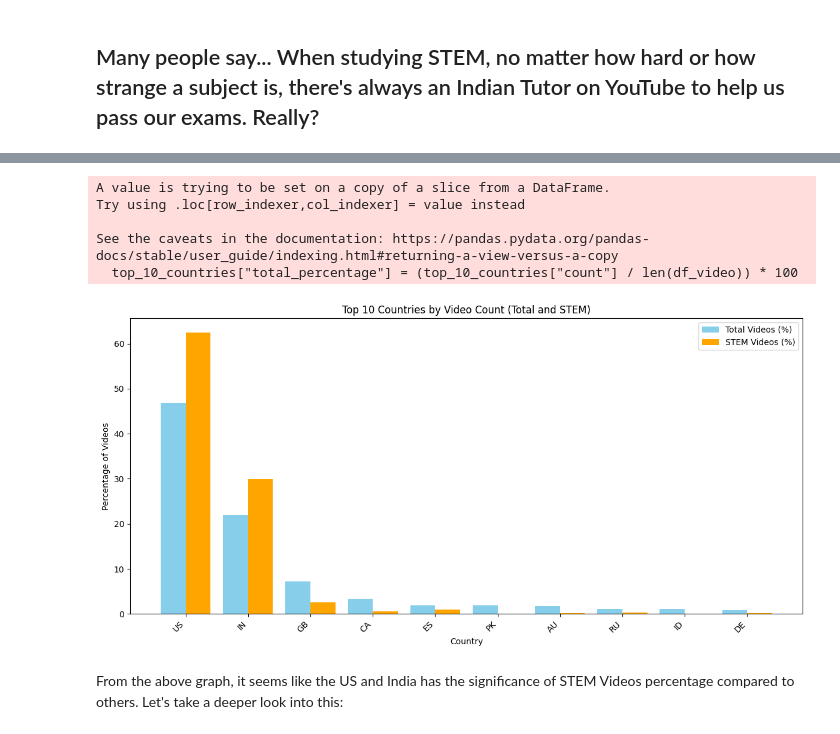
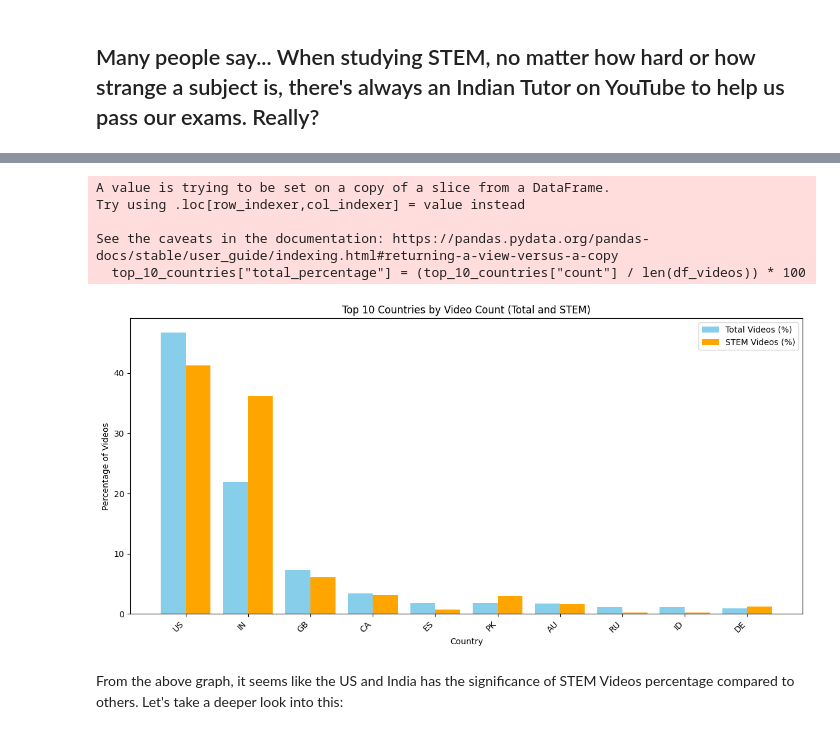
Before and after one commit to epfl-ada/ada-2024-project-adacadabra2048, a Jupyter notebook: result_tmp.ipynb, the cells around one changed output, grey strips where cells are left out. Cells and saved outputs as stored; diff of their text form; code cells hidden in the pictures.

```diff
--- a/result_tmp.ipynb
+++ b/result_tmp.ipynb
@@ -132,3 +116,3 @@ India (IN) has a higher percentage of educational content compared to other coun
 # %%
 # Load STEM-categorized education video data
-df_video = pd.read_csv('/content/drive/MyDrive/edu-data/video_with_stem_titles_and_cutoffs20.csv')
+df_stem_videos = pd.read_csv('data-final/stem_videos_final.csv')
@@ -144 +119,3 @@ len(stem_videos)
+# %%
+df_videos = pd.read_csv('edu-data/video_with_stem_titles_and_cutoffs20.csv')
 # %%
@@ -158,47 +135,47 @@ stem_videos.sample(10)
 # %%
 # Group by country and count videos
-country_counts = df_video.groupby("country").size().reset_index(name='count').sort_values('count', ascending=False)
+country_counts = df_videos.groupby("country").size().reset_index(name='count').sort_values('count', ascending=False)
 
 # Get the top 10 countries
 top_10_countries = country_counts.head(10)
 
 # Calculate relative percentages
-top_10_countries["total_percentage"] = (top_10_countries["count"] / len(df_video)) * 100
+top_10_countries["total_percentage"] = (top_10_countries["count"] / len(df_videos)) * 100
 
 # Similarly, use pandas methods for stem_country_counts
-stem_country_counts = stem_videos.groupby("country").size().reset_index(name='count').sort_values('count', ascending=False)
+stem_country_counts = df_stem_videos.groupby("country").size().reset_index(name='count').sort_values('count', ascending=False)
 
 # Merge dataframes (no change needed here)
 top_10_countries = pd.merge(top_10_countries, stem_country_counts, on="country", how="left", suffixes=("_total","_stem"))
-top_10_countries["stem_percentage"] = (top_10_countries["count_stem"] / len(stem_videos)) * 100
+top_10_countries["stem_percentage"] = (top_10_countries["count_stem"] / len(df_stem_videos)) * 100
 top_10_countries.fillna(0, inplace=True)
 
 # Plotting
 plt.figure(figsize=(12, 6))
 
 bar_width = 0.4
 
 # Total Video Percentage
 plt.bar(np.arange(len(top_10_countries)), top_10_countries["total_percentage"], width=bar_width, label="Total Videos (%)", color='skyblue')
 
 # STEM Video Percentage
 plt.bar(np.arange(len(top_10_countries)) + bar_width, top_10_countries["stem_percentage"], width=bar_width, label="STEM Videos (%)", color='orange')
 
 
 plt.xlabel("Country")
 plt.ylabel("Percentage of Videos")
 plt.title("Top 10 Countries by Video Count (Total and STEM)")
 plt.xticks(np.arange(len(top_10_countries)) + bar_width / 2, top_10_countries["country"], rotation=45, ha="right")
 plt.legend()
 plt.tight_layout()
 plt.show()
 # %% [output]
 A value is trying to be set on a copy of a slice from a DataFrame.
 Try using .loc[row_indexer,col_indexer] = value instead
 
 See the caveats in the documentation: https://pandas.pydata.org/pandas-docs/stable/user_guide/indexing.html#returning-a-view-versus-a-copy
-  top_10_countries["total_percentage"] = (top_10_countries["count"] / len(df_video)) * 100
+  top_10_countries["total_percentage"] = (top_10_countries["count"] / len(df_videos)) * 100
-[figure, old version]
+[figure, new version]
 # %% [markdown]
 From the above graph, it seems like the US and India has the significance of STEM Videos percentage compared to others. Let's take a deeper look into this:
 # %%
```
Also changed, not shown: parts of 33 cells of this notebook, 1 other file.
